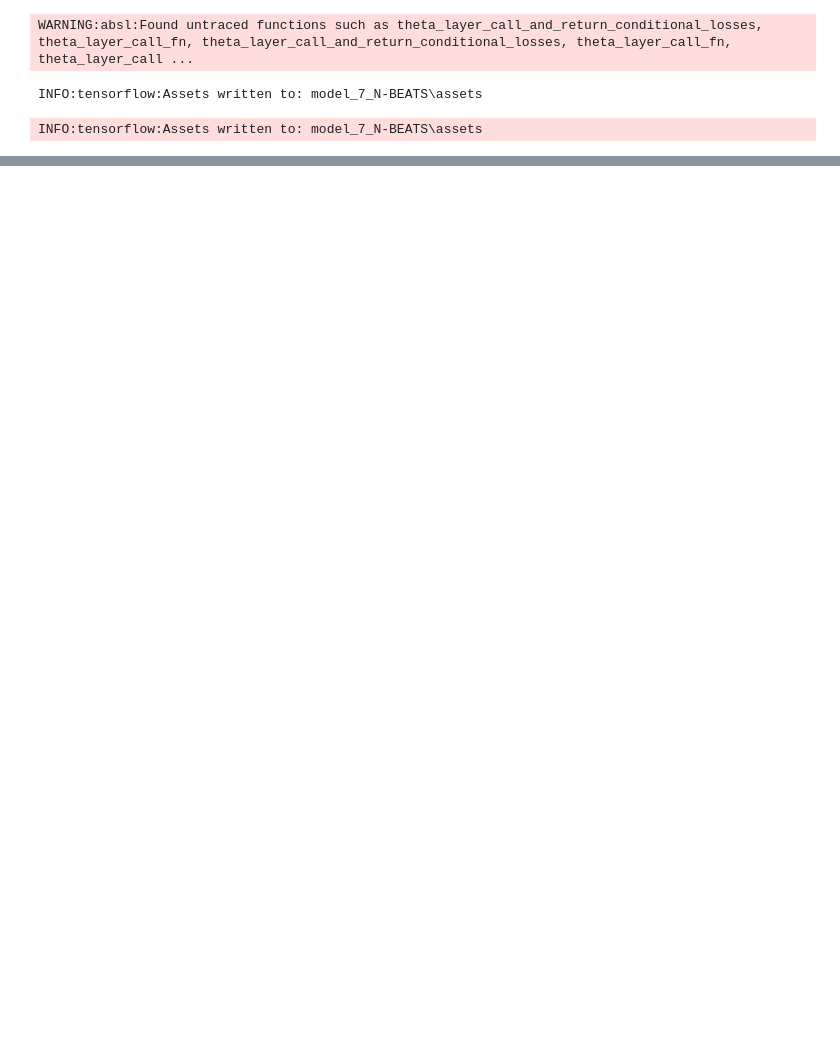
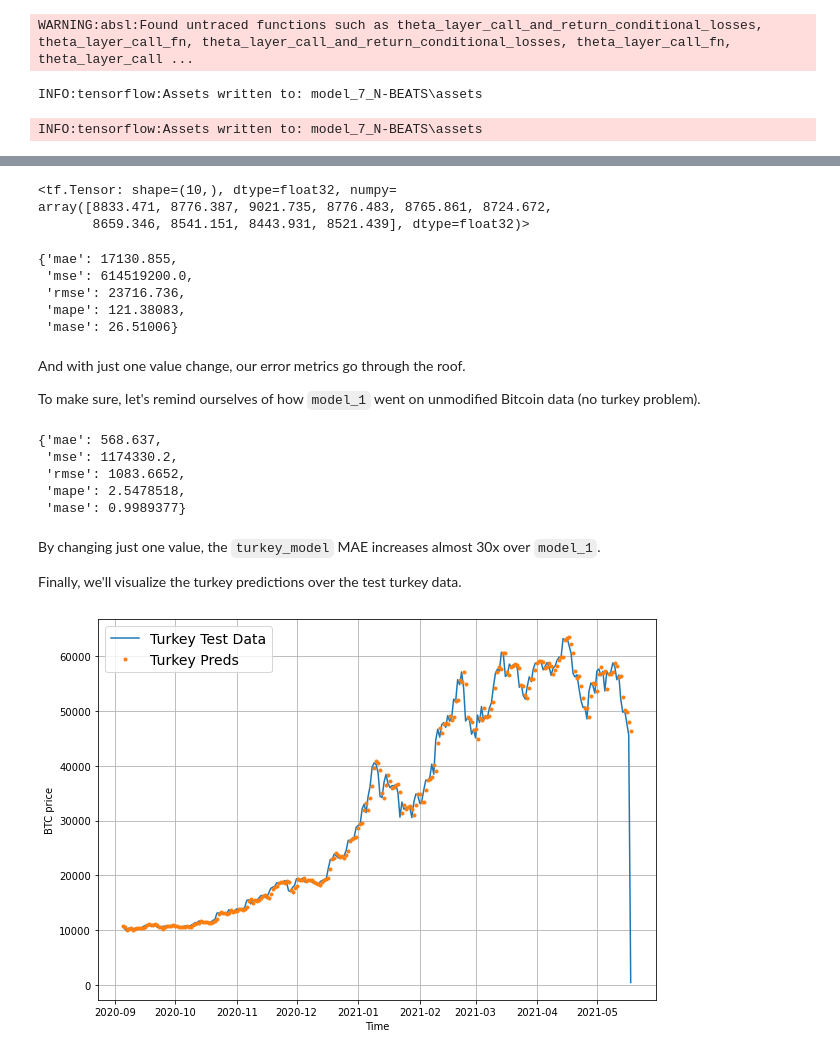
Before and after one commit to Locchuong96/machine-learning, a Jupyter notebook: TensorFlow2/practices/10. Milestone Project 3 Time series forecasting in TensorFlow (BitPredict 💰📈).ipynb, the cells around one changed output, grey strips where cells are left out. Saved outputs shown, nothing was run; the diff lists cells and outputs as text; code cells hidden in the pictures; blank space fills up the shorter version.

```diff
--- a/TensorFlow2/practices/10. Milestone Project 3 Time series forecasting in TensorFlow (BitPredict 💰📈).ipynb
+++ b/TensorFlow2/practices/10. Milestone Project 3 Time series forecasting in TensorFlow (BitPredict 💰📈).ipynb
@@ -2985,0 +3030,7 @@ btc_price_turkey[-1] = btc_price_turkey[-1]/100
+# %%
+# Create train and test sets for turkey problem data
+full_windows, full_labels = make_windows(np.array(btc_price_turkey), window_size=WINDOW_SIZE, horizon=HORIZON)
+len(full_windows), len(full_labels)
+
+X_train, X_test, y_train, y_test = make_train_test_splits(full_windows, full_labels)
+len(X_train), len(X_test), len(y_train), len(y_test)
@@ -2985,0 +3087,4 @@ btc_price_turkey[-1] = btc_price_turkey[-1]/100
+# %%
+# Load best model and evaluate on test data
+turkey_model = tf.keras.models.load_model("model_exp/Turkey_Model/")
+turkey_model.evaluate(X_test, y_test)
@@ -2985,0 +3096,49 @@ btc_price_turkey[-1] = btc_price_turkey[-1]/100
+# %%
+# Make predictions with Turkey model
+turkey_preds = make_preds(turkey_model, X_test)
+turkey_preds[:10]
+# %% [output]
+<tf.Tensor: shape=(10,), dtype=float32, numpy=
+array([8833.471, 8776.387, 9021.735, 8776.483, 8765.861, 8724.672,
+       8659.346, 8541.151, 8443.931, 8521.439], dtype=float32)>
+# %%
+# Evaluate turkey preds
+turkey_results = evaluate_preds(y_true=y_test,
+                                y_pred=turkey_preds)
+turkey_results
+# %% [output]
+{'mae': 17130.855,
+ 'mse': 614519200.0,
+ 'rmse': 23716.736,
+ 'mape': 121.38083,
+ 'mase': 26.51006}
+# %% [markdown]
+And with just one value change, our error metrics go through the roof.
+
+To make sure, let's remind ourselves of how `model_1` went on unmodified Bitcoin data (no turkey problem).
+# %%
+model_1_results
+# %% [output]
+{'mae': 568.637,
+ 'mse': 1174330.2,
+ 'rmse': 1083.6652,
+ 'mape': 2.5478518,
+ 'mase': 0.9989377}
+# %% [markdown]
+By changing just one value, the `turkey_model` MAE increases almost 30x over `model_1`.
+
+Finally, we'll visualize the turkey predictions over the test turkey data.
+# %%
+plt.figure(figsize=(10, 7))
+# plot_time_series(timesteps=btc_timesteps_turkey[:split_size], values=btc_price_turkey[:split_size], label="Train Data")
+offset=300
+plot_time_series(timesteps=btc_timesteps_turkey[-len(X_test):],
+                 values=btc_price_turkey[-len(y_test):],
+                 format="-",
+                 label="Turkey Test Data", start=offset)
+plot_time_series(timesteps=btc_timesteps_turkey[-len(X_test):],
+                 values=turkey_preds,
+                 label="Turkey Preds",
+                 start=offset);
+# %% [output]
+[figure, added]
```
Also changed, not shown: parts of 89 cells of this notebook.
